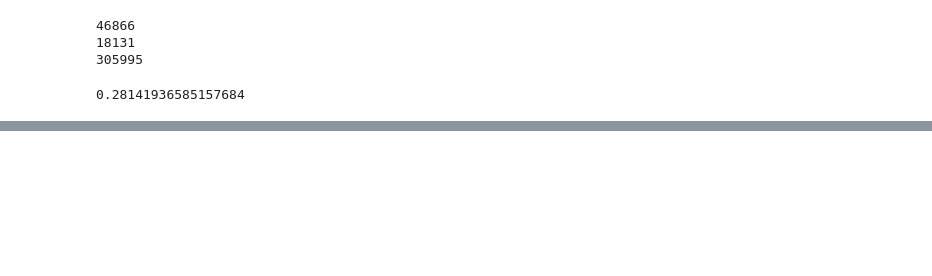
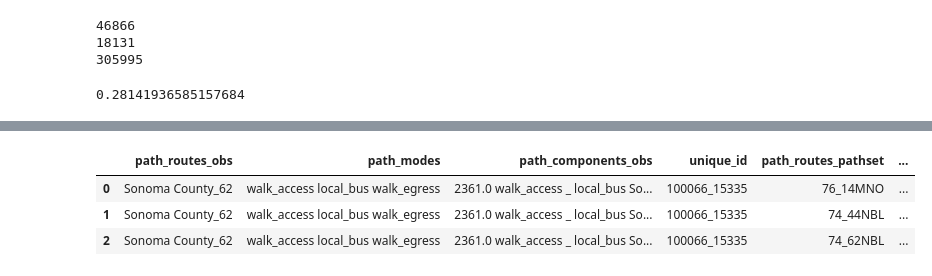
Before and after one commit to sfcta/fast-trips-validation, a Jupyter notebook: notebooks/prepare_fasttrips.ipynb, the cells around one changed output, grey strips where cells are left out. Drawn from its saved outputs; the diff is of its cells as text; code cells hidden in the pictures; blank space fills up the shorter version.

Commit message:
working notebook to export path comparison

```diff
--- a/notebooks/prepare_fasttrips.ipynb
+++ b/notebooks/prepare_fasttrips.ipynb
@@ -468,4 +358,0 @@ Length: 18131, dtype: int64
-# %%
-df = pd.DataFrame([route_match,mode_match,total_match]).T
-df['id'] = df.index.get_level_values(0).values
-df.columns = ['route_match','mode_match','total_match','unique_id']
@@ -489,3 +358,0 @@ new_pathset.head(3)
-# %%
-# Join those results back into the observed path file
-df = pd.merge(observed_path, df)
@@ -562,4 +358,0 @@ pathset_paths[pathset_paths['chosen'] == 1]
-# %%
-# Convert fields to list
-df['path_routes_observed_list'] = df['path_routes_observed'].apply(lambda x: filter(None,x.split(" ")))
-df['path_routes_model_list'] = df['path_routes_model'].apply(lambda x: filter(None,x.split(" ")))
@@ -603,0 +359,7 @@ observed_paths['path_components'] = obs_path_components
+# %%
+df.head(3)
+# %% [output]
+|  | path_routes_obs | path_modes | path_components_obs | unique_id | path_routes_pathset | ... |
+| 0 | Sonoma County_62 | walk_access local_bus walk_egress | 2361.0 walk_access _ local_bus So... | 100066_15335 | 76_14MNO | ... |
+| 1 | Sonoma County_62 | walk_access local_bus walk_egress | 2361.0 walk_access _ local_bus So... | 100066_15335 | 74_44NBL | ... |
+| 2 | Sonoma County_62 | walk_access local_bus walk_egress | 2361.0 walk_access _ local_bus So... | 100066_15335 | 74_62NBL | ... |
```
Also changed, not shown: parts of 66 cells of this notebook.
